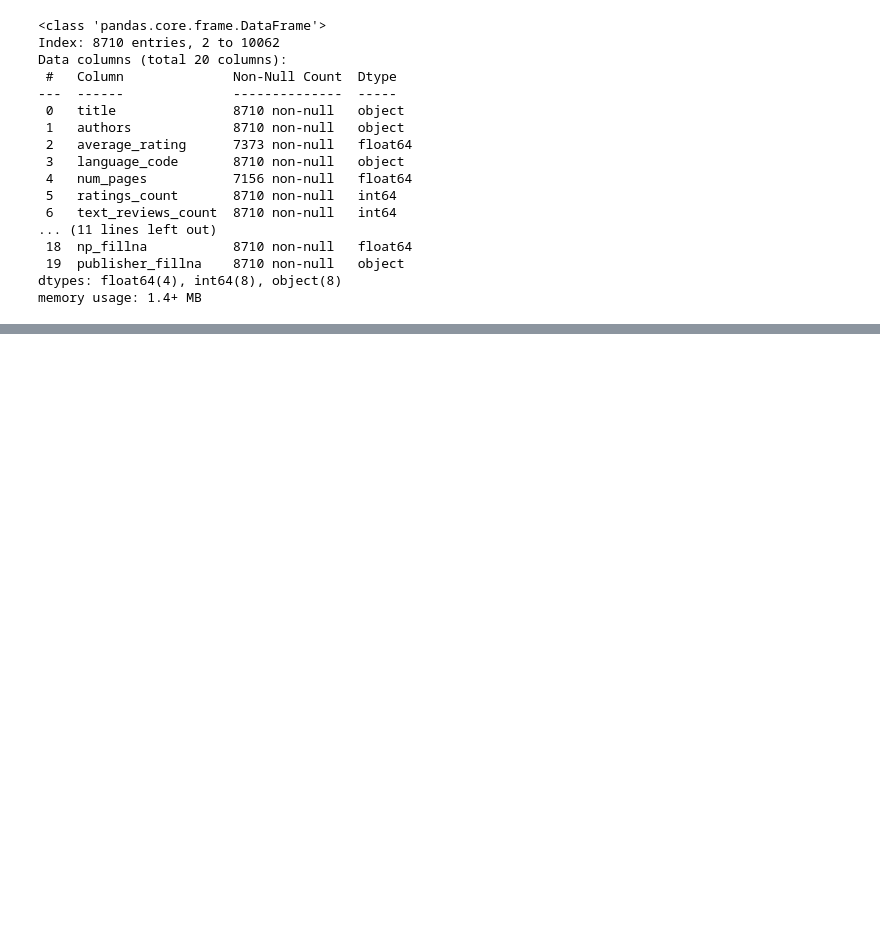
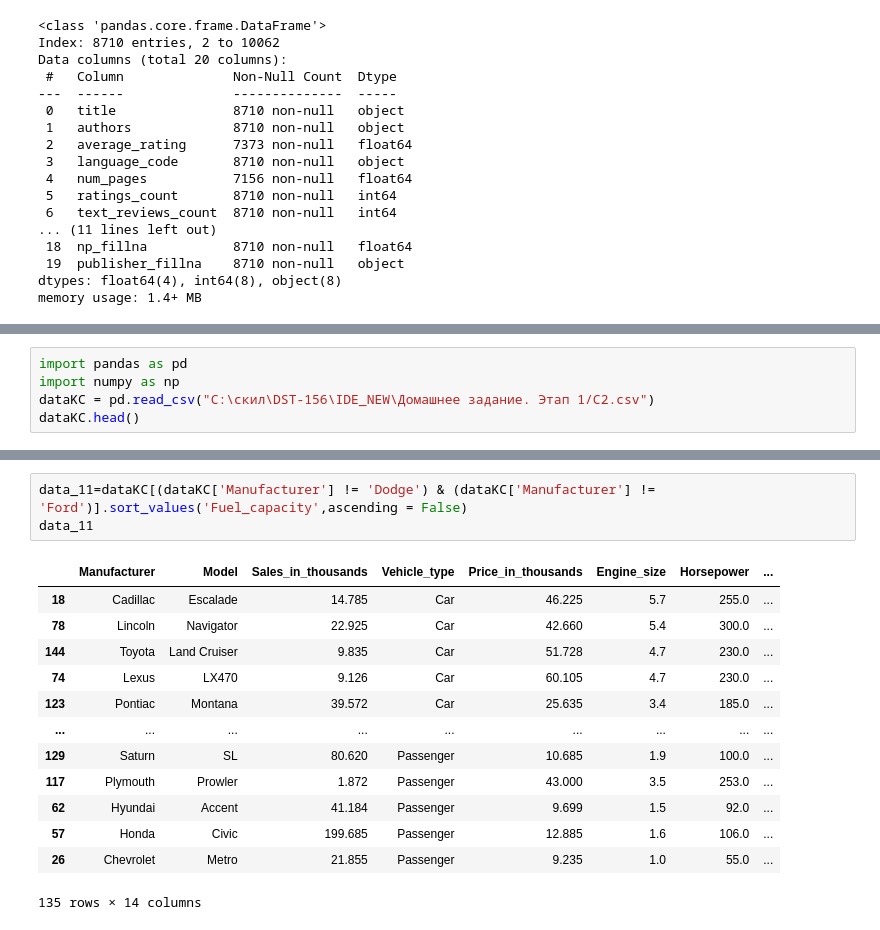
Before and after one commit to AlexGorel/IDE_NEW, a Jupyter notebook: Домашнее задание. Этап 1/HW220924.ipynb, the cells around one changed output, grey strips where cells are left out. Drawn from its saved outputs; the diff is of its cells as text; blank space fills up the shorter version.

```diff
--- a/Домашнее задание. Этап 1/HW220924.ipynb
+++ b/Домашнее задание. Этап 1/HW220924.ipynb
@@ -1357,0 +1398,5 @@ memory usage: 1.4+ MB
+# %%
+import pandas as pd
+import numpy as np
+dataKC = pd.read_csv("C:\скил\DST-156\IDE_NEW\Домашнее задание. Этап 1/C2.csv")
+dataKC.head()
@@ -1357,0 +1410,17 @@ memory usage: 1.4+ MB
+# %%
+data_11=dataKC[(dataKC['Manufacturer'] != 'Dodge') & (dataKC['Manufacturer'] != 'Ford')].sort_values('Fuel_capacity',ascending = False)
+data_11
+# %% [output]
+|  | Manufacturer | Model | Sales_in_thousands | Vehicle_type | Price_in_thousands | Engine_size | Horsepower | ... |
+| 18 | Cadillac | Escalade | 14.785 | Car | 46.225 | 5.7 | 255.0 | ... |
+| 78 | Lincoln | Navigator | 22.925 | Car | 42.660 | 5.4 | 300.0 | ... |
+| 144 | Toyota | Land Cruiser | 9.835 | Car | 51.728 | 4.7 | 230.0 | ... |
+| 74 | Lexus | LX470 | 9.126 | Car | 60.105 | 4.7 | 230.0 | ... |
+| 123 | Pontiac | Montana | 39.572 | Car | 25.635 | 3.4 | 185.0 | ... |
+| ... | ... | ... | ... | ... | ... | ... | ... | ... |
+| 129 | Saturn | SL | 80.620 | Passenger | 10.685 | 1.9 | 100.0 | ... |
+| 117 | Plymouth | Prowler | 1.872 | Passenger | 43.000 | 3.5 | 253.0 | ... |
+| 62 | Hyundai | Accent | 41.184 | Passenger | 9.699 | 1.5 | 92.0 | ... |
+| 57 | Honda | Civic | 199.685 | Passenger | 12.885 | 1.6 | 106.0 | ... |
+| 26 | Chevrolet | Metro | 21.855 | Passenger | 9.235 | 1.0 | 55.0 | ... |
+135 rows × 14 columns
```
Also changed, not shown: parts of 21 cells of this notebook, 4 other files.
